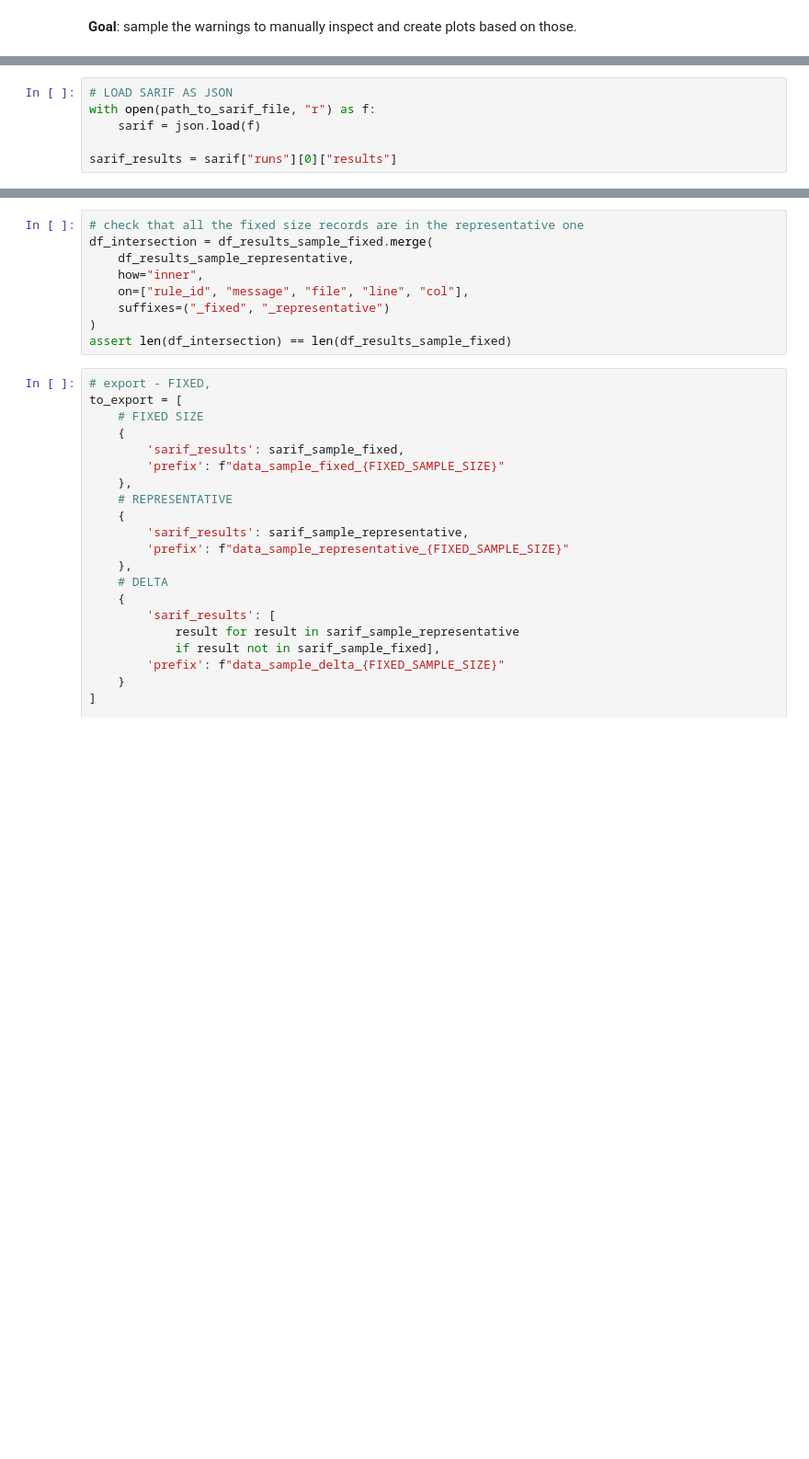
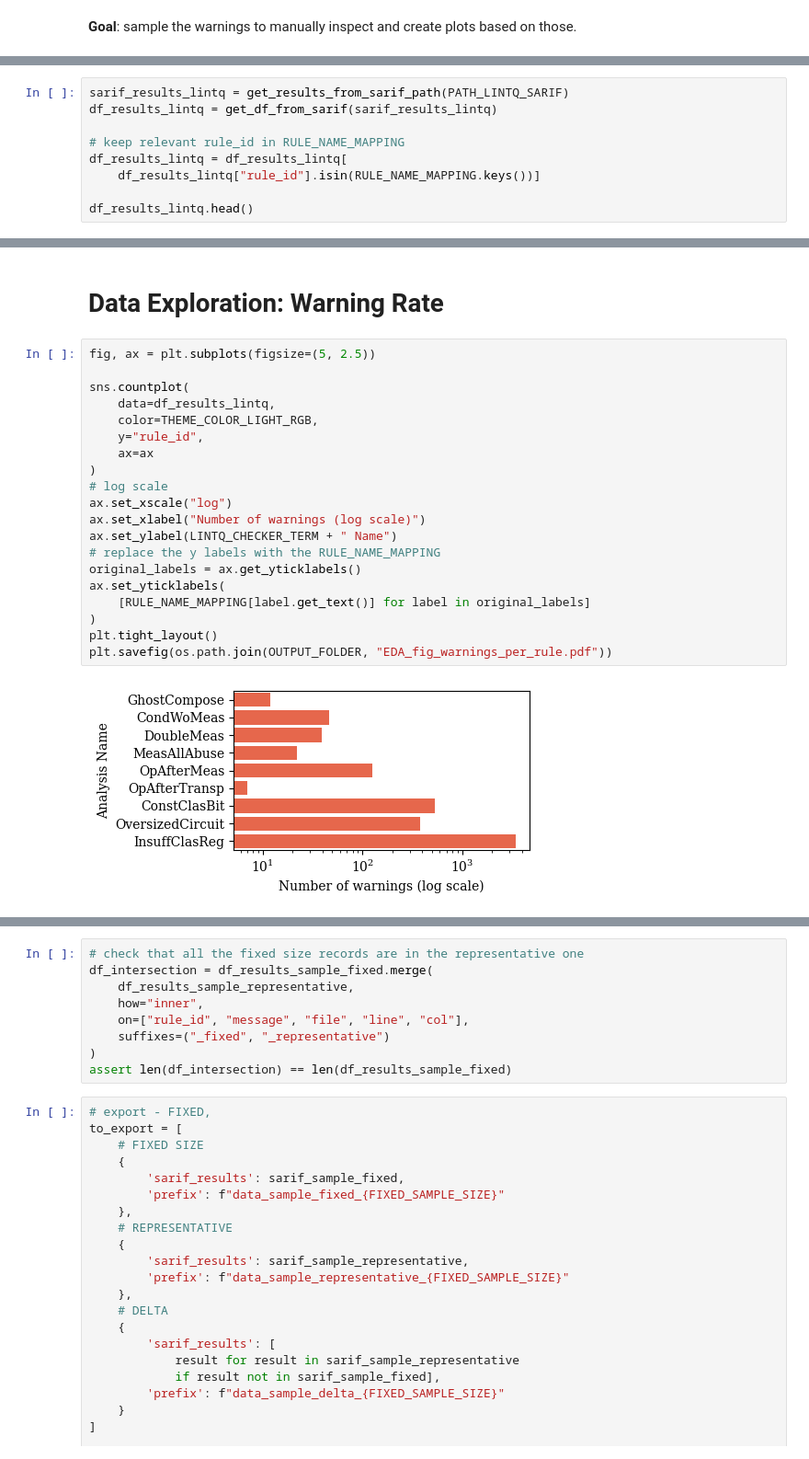
Before and after one commit to sola-st/LintQ, a Jupyter notebook: notebooks/15_Sample_Warnings.ipynb, the cells around one changed output, grey strips where cells are left out. Shown at 92% size. Cells and saved outputs as stored; diff of their text form; blank space fills up the shorter version.

```diff
--- a/notebooks/15_Sample_Warnings.ipynb
+++ b/notebooks/15_Sample_Warnings.ipynb
@@ -90,7 +128 @@ FILE_NAME_RULE_MAPPING = {
-# %%
-# LOAD SARIF AS JSON
-with open(path_to_sarif_file, "r") as f:
-    sarif = json.load(f)
-
-sarif_results = sarif["runs"][0]["results"]
 # %%
@@ -188,0 +312,9 @@ compute_representative_sample_size(10000, margin_error=.05,confidence_level=.95,
+# %%
+sarif_results_lintq = get_results_from_sarif_path(PATH_LINTQ_SARIF)
+df_results_lintq = get_df_from_sarif(sarif_results_lintq)
+
+# keep relevant rule_id in RULE_NAME_MAPPING
+df_results_lintq = df_results_lintq[
+    df_results_lintq["rule_id"].isin(RULE_NAME_MAPPING.keys())]
+
+df_results_lintq.head()
@@ -188,0 +328,24 @@ compute_representative_sample_size(10000, margin_error=.05,confidence_level=.95,
+# %% [markdown]
+# Data Exploration: Warning Rate
+# %%
+fig, ax = plt.subplots(figsize=(5, 2.5))
+
+sns.countplot(
+    data=df_results_lintq,
+    color=THEME_COLOR_LIGHT_RGB,
+    y="rule_id",
+    ax=ax
+)
+# log scale
+ax.set_xscale("log")
+ax.set_xlabel("Number of warnings (log scale)")
+ax.set_ylabel(LINTQ_CHECKER_TERM + " Name")
+# replace the y labels with the RULE_NAME_MAPPING
+original_labels = ax.get_yticklabels()
+ax.set_yticklabels(
+    [RULE_NAME_MAPPING[label.get_text()] for label in original_labels]
+)
+plt.tight_layout()
+plt.savefig(os.path.join(OUTPUT_FOLDER, "EDA_fig_warnings_per_rule.pdf"))
+# %% [output]
+[figure, added]
```
Also changed, not shown: parts of 41 cells of this notebook, 28 other files.
